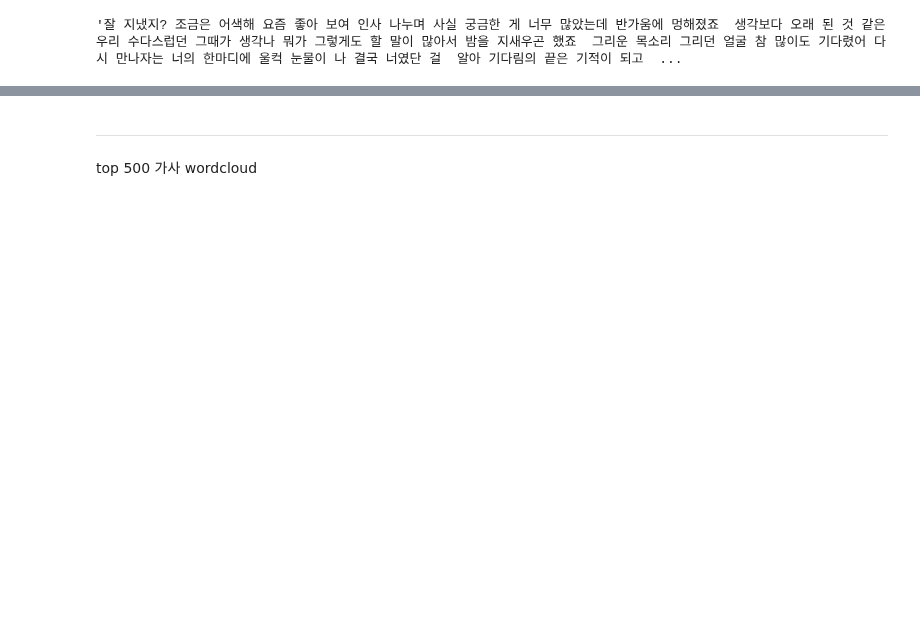
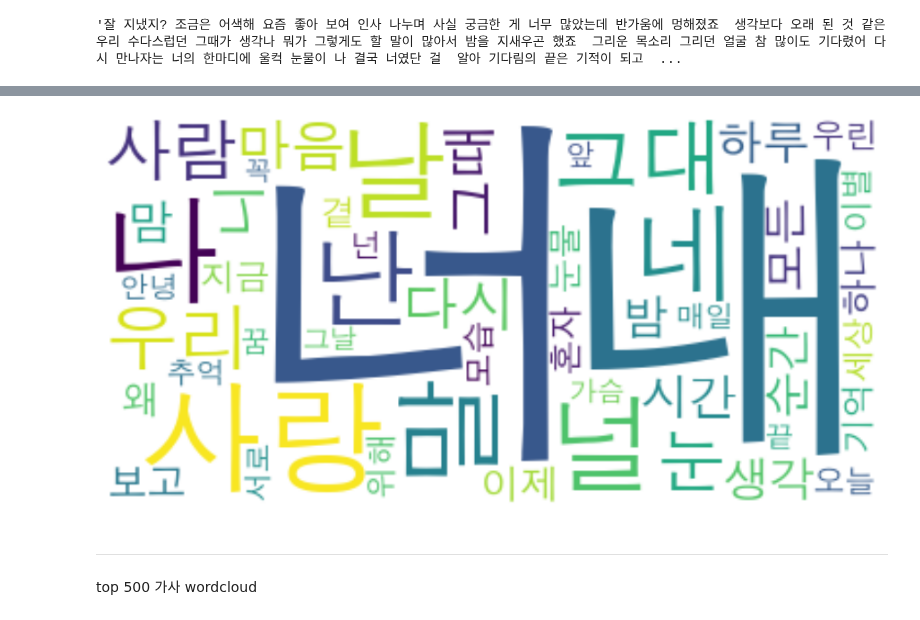
Before and after one commit to python-project-3Joe/python, a Jupyter notebook: Note/jyy_wordCloud.ipynb, the cells around one changed output, grey strips where cells are left out. Cells and saved outputs as stored; diff of their text form; code cells hidden in the pictures; blank space fills up the shorter version.

```diff
--- a/Note/jyy_wordCloud.ipynb
+++ b/Note/jyy_wordCloud.ipynb
@@ -185,21 +185,23 @@ plt.show()
 # %%
 # 상위 500개만 wordcloud로 그리기
 # 구한데이터로 그리기
-data = ko.vocab().most_common(500)
+data100 = ko100.vocab().most_common(50)
 
 # 딕셔너리로 만들기
-tmp_data = dict(data)
+tmp_data100 = dict(data100)
 
-wordcloud = WordCloud(
+wordcloud100 = WordCloud(
     background_color='White',
     relative_scaling=0.2,
     font_path="AppleGothic" # 윈도우 => 'c:/Windows/Fonts/malgun.ttf'
-).generate_from_frequencies(tmp_data)
+).generate_from_frequencies(tmp_data100)
 # %%
 plt.figure(figsize=(16,8))
-plt.imshow(wordcloud, interpolation='bilinear')
+plt.imshow(wordcloud100, interpolation='bilinear')
 plt.axis('off')
 plt.show()
+# %% [output]
+[figure, added]
 # %% [markdown]
 ---
 top 500 가사 wordcloud
```
Also changed, not shown: parts of 22 cells of this notebook, 1 other file.
